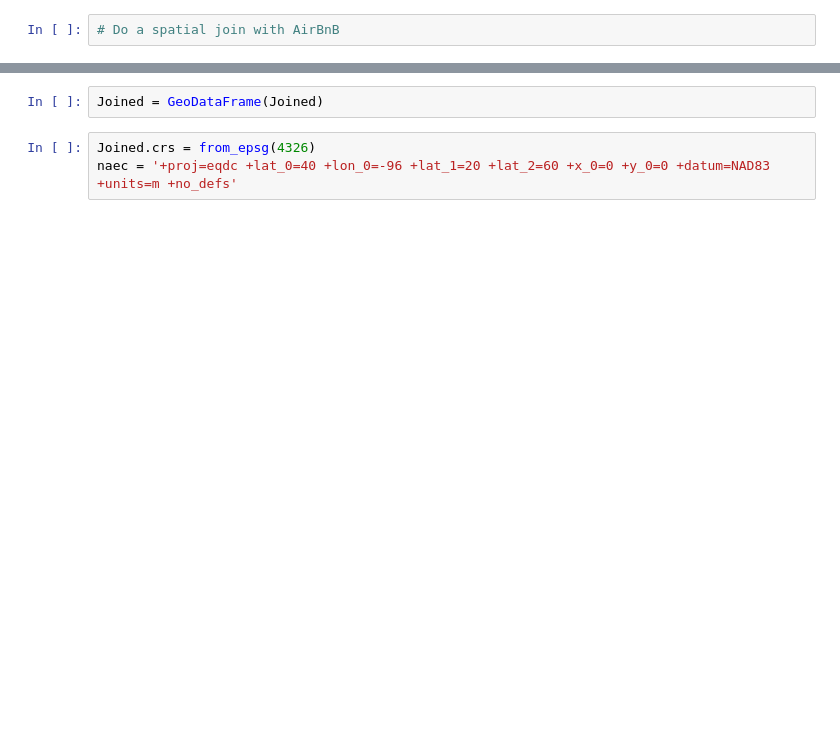
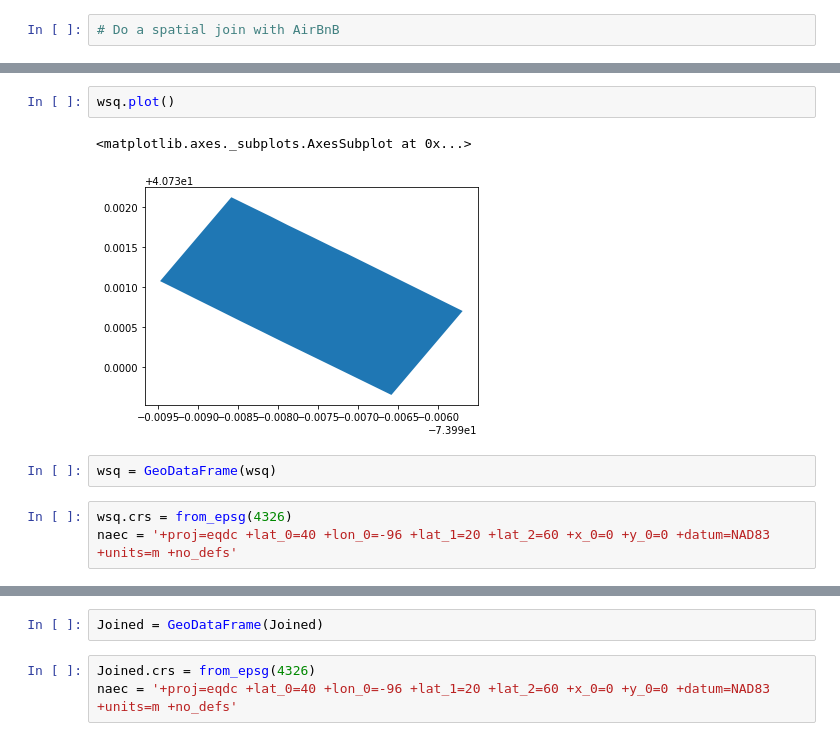
Before and after one commit to rohuniyer/How-greenspace-makes-the-green, a Jupyter notebook: AirBnBandGreen.ipynb, the cells around one changed output, grey strips where cells are left out. Saved outputs shown, nothing was run; the diff lists cells and outputs as text; blank space fills up the shorter version.

```diff
--- a/AirBnBandGreen.ipynb
+++ b/AirBnBandGreen.ipynb
@@ -158,0 +183,10 @@ Joined.head()
+# %%
+wsq.plot()
+# %% [output]
+<matplotlib.axes._subplots.AxesSubplot at 0x...>
+[figure, added]
+# %%
+wsq = GeoDataFrame(wsq)
+# %%
+wsq.crs = from_epsg(4326)
+naec = '+proj=eqdc +lat_0=40 +lon_0=-96 +lat_1=20 +lat_2=60 +x_0=0 +y_0=0 +datum=NAD83 +units=m +no_defs'
```
Also changed, not shown: parts of 27 cells of this notebook.
